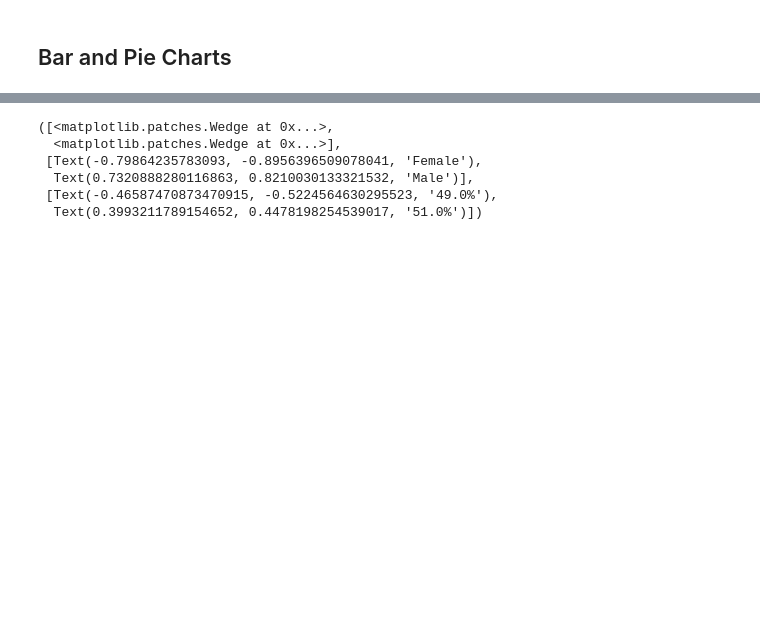
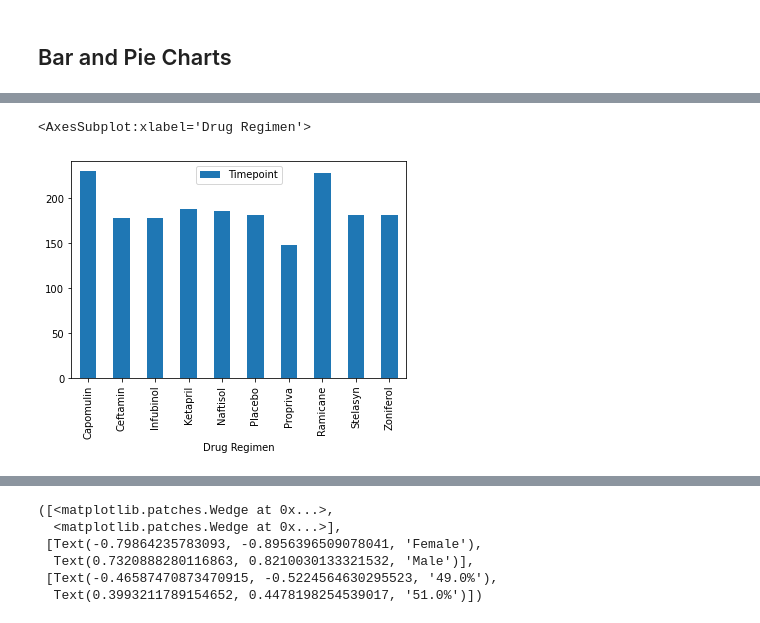
Before and after one commit to PamFernandez/matplotlib-challenge, a Jupyter notebook: pymaceuticals_starter (1).ipynb, the cells around one changed output, grey strips where cells are left out. Saved outputs shown, nothing was run; the diff lists cells and outputs as text; code cells hidden in the pictures; blank space fills up the shorter version.

Commit message:
added bar graph

```diff
--- a/pymaceuticals_starter (1).ipynb
+++ b/pymaceuticals_starter (1).ipynb
@@ -175,0 +151,5 @@ timepoint_count_df
+# %%
+drug_groupby_df = clean_df.groupby(['Drug Regimen'], as_index=False)
+drug_count_df = drug_groupby_df.count()
+drug_df = drug_count_df[['Drug Regimen', 'Timepoint']]
+drug_df.head(30)
@@ -176,3 +168,11 @@ timepoint_count_df
+# %%
+# df = pd.DataFrame({'lab':['A', 'B', 'C'], 'val':[10, 30, 20]})
+# ax = df.plot.bar(x='lab', y='val', rot=0)
+
+drug_df.plot.bar(x='Drug Regimen', y='Timepoint', rot=90)
+# %% [output]
+<AxesSubplot:xlabel='Drug Regimen'>
+[figure, added]
 # %%
 # Generate a bar plot showing the total number of timepoints for all mice tested for each drug regimen using pyplot.
 # %%
```
Also changed, not shown: parts of 5 cells of this notebook.
